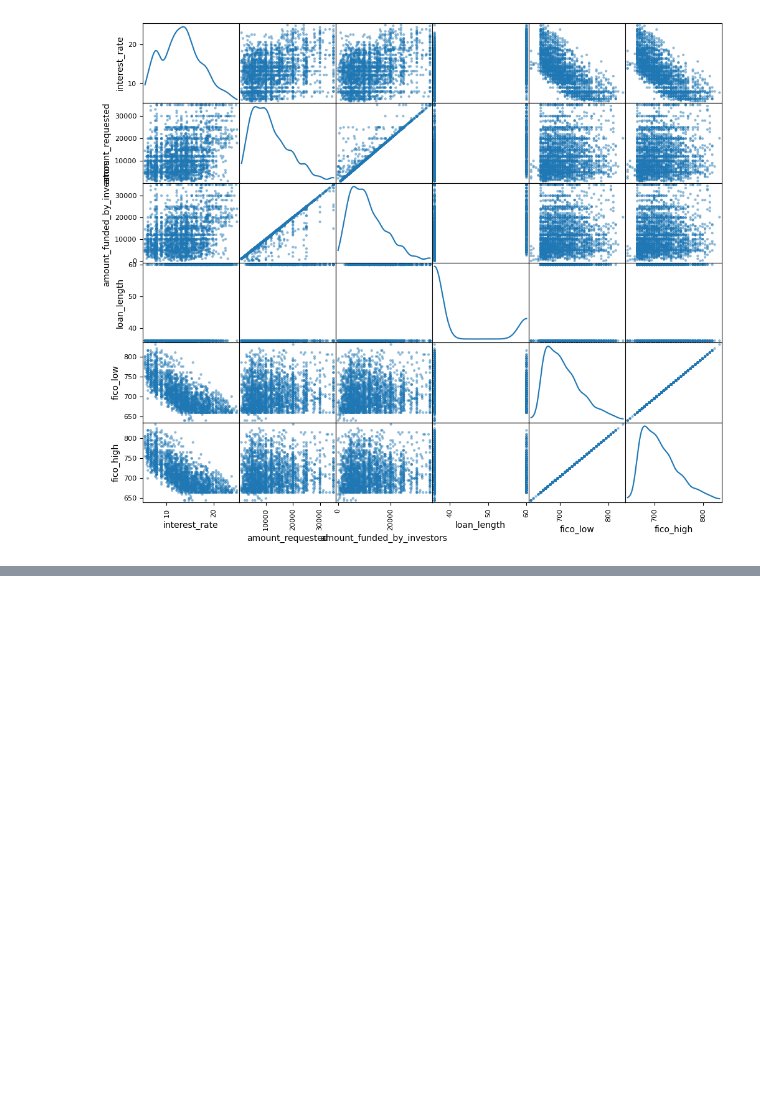
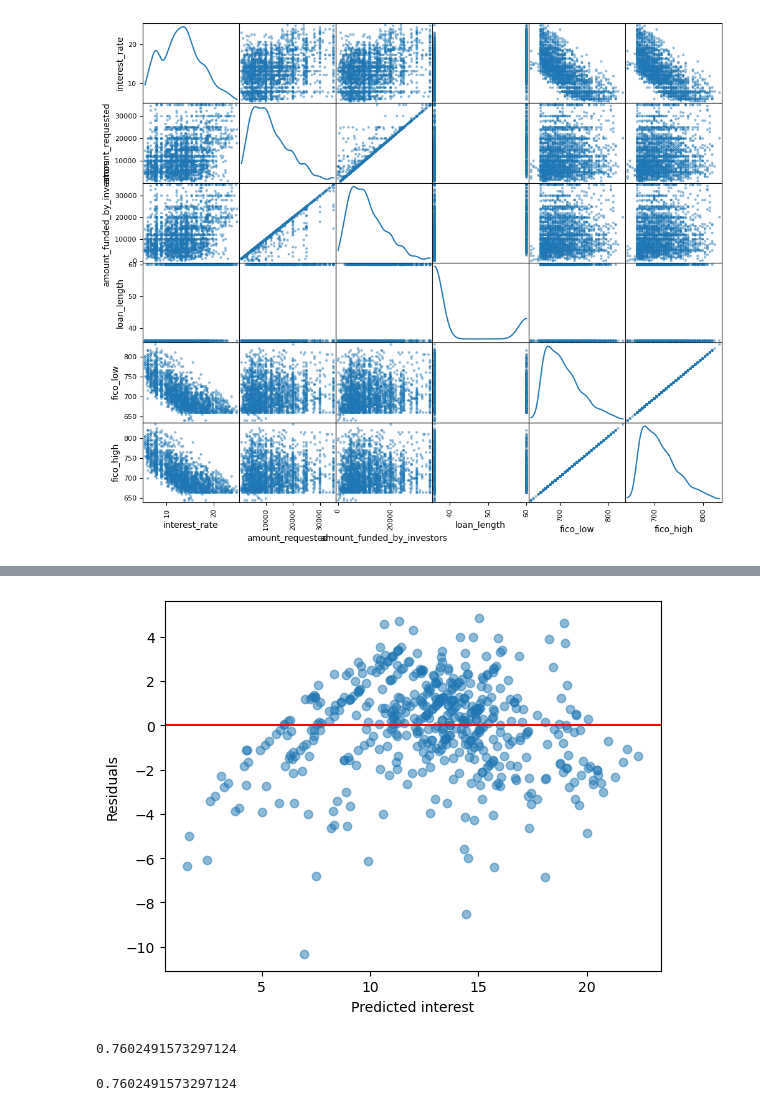
Before and after one commit to j-forte/Liner-Regression_CaseStudy, a Jupyter notebook: main.ipynb, the cells around one changed output, grey strips where cells are left out. Cells and saved outputs as stored; diff of their text form; code cells hidden in the pictures; blank space fills up the shorter version.

Commit message:
updated models and further exploration

```diff
--- a/main.ipynb
+++ b/main.ipynb
@@ -154,3 +154,14 @@ df_clean_interest.describe()
 | 50% | 13.110000 | 10000.000000 | 10000.000000 | 36.000000 | 700.000000 | 704.000000 |
 | 75% | 15.800000 | 17000.000000 | 16000.000000 | 36.000000 | 725.000000 | 729.000000 |
 | max | 24.890000 | 35000.000000 | 35000.000000 | 60.000000 | 830.000000 | 834.000000 |
+# %%
+# creating training and test dataframes and segmenting our X and y values
+
+X = df_clean_interest[['amount_requested', 'amount_funded_by_investors', 'loan_length', 'fico_low', 'fico_high']]
+y = df_clean_interest['interest_rate']
+
+X_train, X_test, y_train, y_test = train_test_split(X, y, test_size=0.2)
+# %%
+# Convert loan legth low(36) to 0 and loan length long(60) to 1
+X_train['loan_time'] = (X_train['loan_length'] == 60.0).astype(int)
+X_train
@@ -156,0 +182,4 @@ df_clean_interest.describe()
+# %%
+# Convert loan legth low(36) to 0 and loan length long(60) to 1
+X_test['loan_time'] = (X_test['loan_length'] == 60.0).astype(int)
+X_test
@@ -156,0 +200,28 @@ df_clean_interest.describe()
+# %%
+# setting initial model to see distrobution of training data
+
+init_model = LinearRegression()
+
+fit_init_model = init_model.fit(X_train, y_train)
+
+predict_init_model = fit_init_model.predict(X_test)
+
+residuals_int_model = predict_init_model - y_test
+
+plt.scatter(x=predict_init_model, y=residuals_int_model, alpha=0.5)
+plt.xlabel('Predicted interest')
+plt.ylabel('Residuals')
+plt.axhline(y=0, color='r')
+plt.show()
+# %% [output]
+[figure, added]
+# %%
+#r2_score of our predicted value
+r2_score(y_test, predict_init_model, sample_weight=None, multioutput='uniform_average', force_finite=True)
+# %% [output]
+0.7602491573297124
+# %%
+score_init_model = fit_init_model.score(X_test, y_test)
+score_init_model
+# %% [output]
+0.7602491573297124
```
Also changed, not shown: parts of 9 cells of this notebook.
